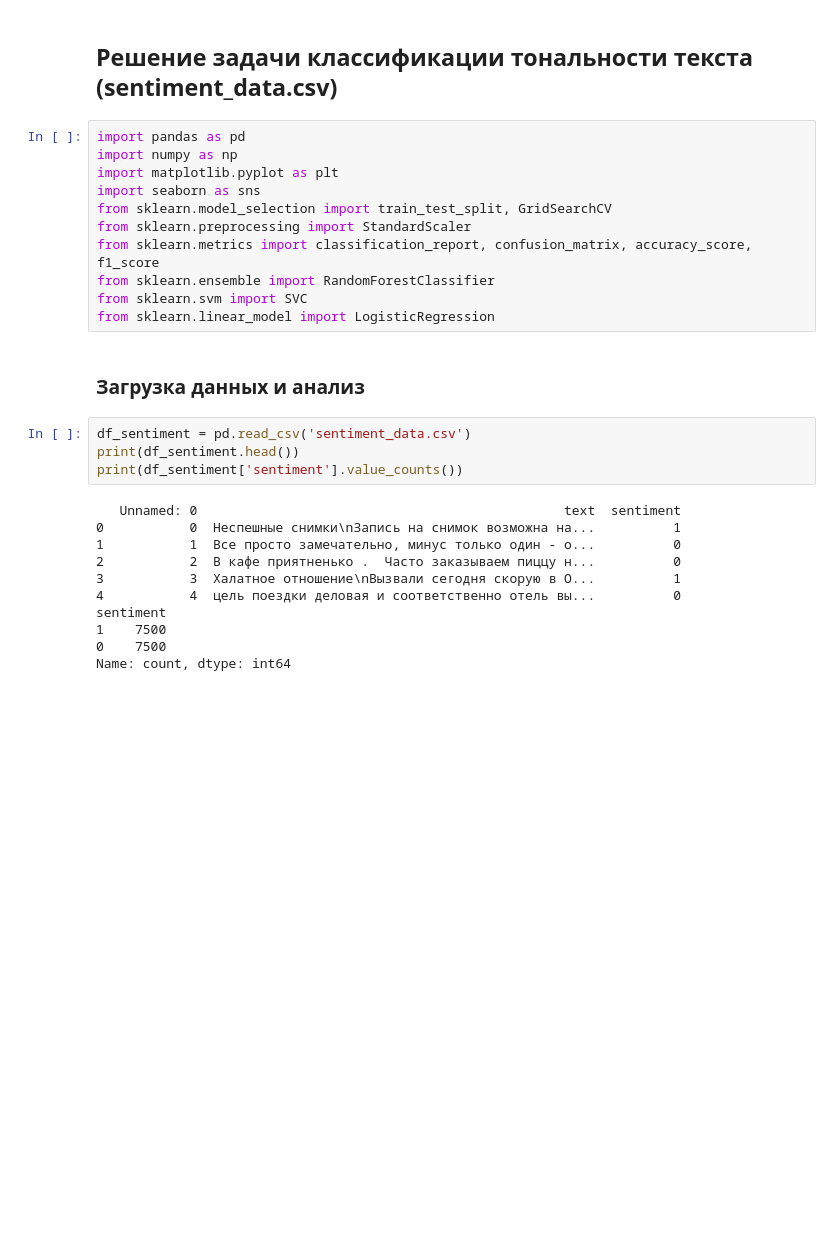
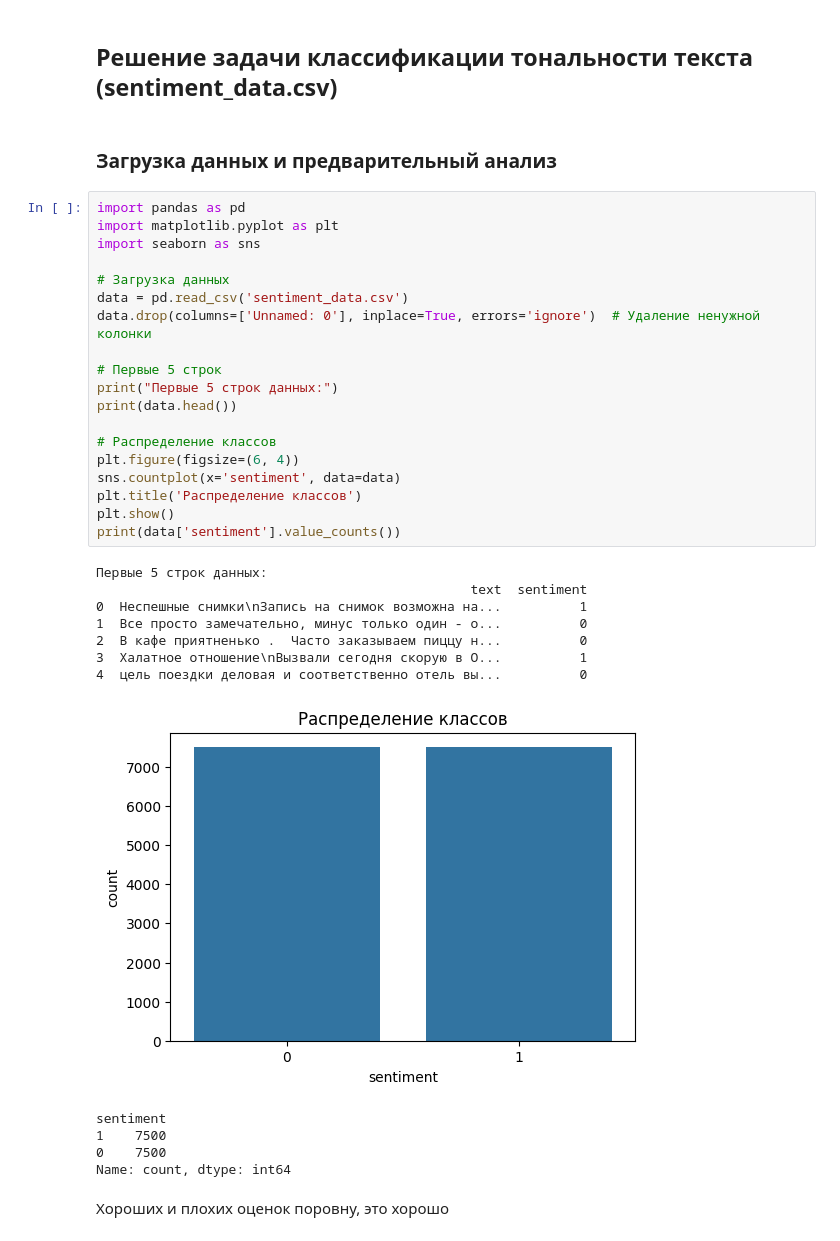
Before and after one commit to ALTaww/Machine_Learning, a Jupyter notebook: classification(2)/index2.ipynb, the cells around one changed output. Cells and saved outputs as stored; diff of their text form; blank space fills up the shorter version.

Commit message:
done classification

```diff
--- a/classification(2)/index2.ipynb
+++ b/classification(2)/index2.ipynb
@@ -1,31 +1,39 @@
 # %% [markdown]
 ## Решение задачи классификации тональности текста (sentiment_data.csv)
-# %%
-import pandas as pd
-import numpy as np
-import matplotlib.pyplot as plt
-import seaborn as sns
-from sklearn.model_selection import train_test_split, GridSearchCV
-from sklearn.preprocessing import StandardScaler
-from sklearn.metrics import classification_report, confusion_matrix, accuracy_score, f1_score
-from sklearn.ensemble import RandomForestClassifier
-from sklearn.svm import SVC
-from sklearn.linear_model import LogisticRegression
 # %% [markdown]
-### Загрузка данных и анализ
+### Загрузка данных и предварительный анализ
 # %%
-df_sentiment = pd.read_csv('sentiment_data.csv')
-print(df_sentiment.head())
-print(df_sentiment['sentiment'].value_counts())
+import pandas as pd
+import matplotlib.pyplot as plt
+import seaborn as sns
+
+# Загрузка данных
+data = pd.read_csv('sentiment_data.csv')
+data.drop(columns=['Unnamed: 0'], inplace=True, errors='ignore')  # Удаление ненужной колонки
+
+# Первые 5 строк
+print("Первые 5 строк данных:")
+print(data.head())
+
+# Распределение классов
+plt.figure(figsize=(6, 4))
+sns.countplot(x='sentiment', data=data)
+plt.title('Распределение классов')
+plt.show()
+print(data['sentiment'].value_counts())
 # %% [output]
-   Unnamed: 0                                               text  sentiment
-0           0  Неспешные снимки\nЗапись на снимок возможна на...          1
-1           1  Все просто замечательно, минус только один - о...          0
-2           2  В кафе приятненько .  Часто заказываем пиццу н...          0
-3           3  Халатное отношение\nВызвали сегодня скорую в О...          1
-4           4  цель поездки деловая и соответственно отель вы...          0
-sentiment
-1    7500
-0    7500
-Name: count, dtype: int64
+Первые 5 строк данных:
+                                                text  sentiment
+0  Неспешные снимки\nЗапись на снимок возможна на...          1
+1  Все просто замечательно, минус только один - о...          0
+2  В кафе приятненько .  Часто заказываем пиццу н...          0
+3  Халатное отношение\nВызвали сегодня скорую в О...          1
+4  цель поездки деловая и соответственно отель вы...          0
+[figure, added]
+sentiment
+1    7500
+0    7500
+Name: count, dtype: int64
+# %% [markdown]
+Хороших и плохих оценок поровну, это хорошо
 # %% [markdown]
```
Also changed, not shown: parts of 21 cells of this notebook, 1 other file.
